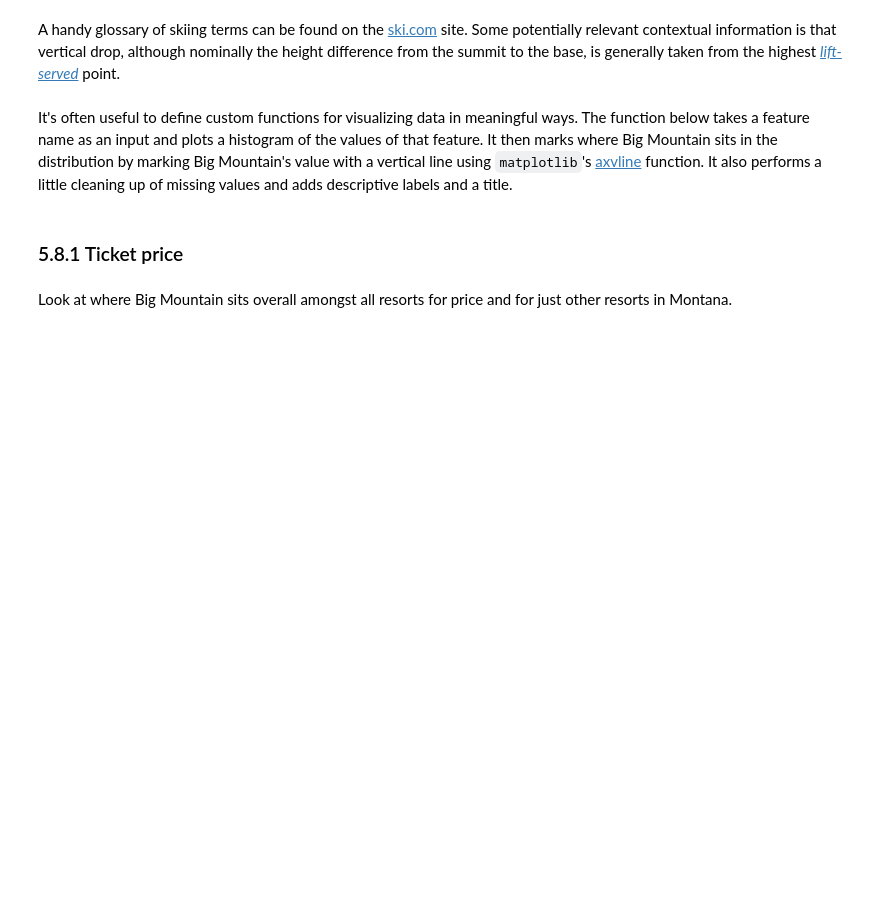
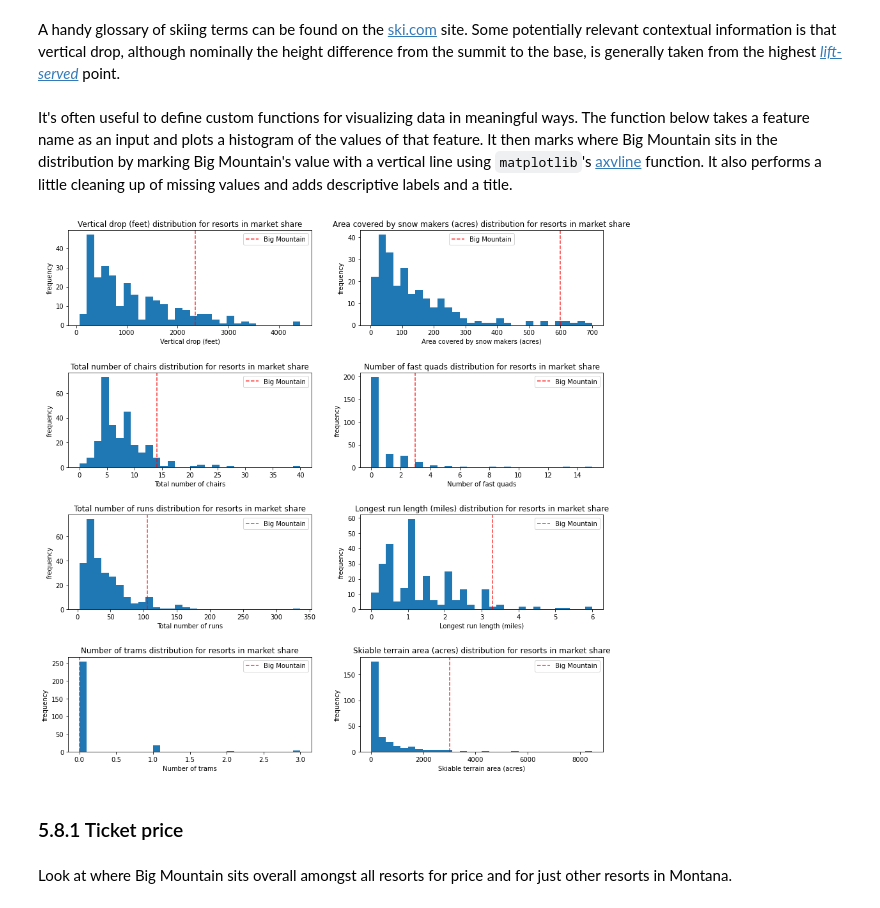
Before and after one commit to dmclark53/DataScienceGuidedCapstone, a Jupyter notebook: Notebooks/05_modeling.ipynb, the cells around one changed output. Saved outputs shown, nothing was run; the diff lists cells and outputs as text; code cells hidden in the pictures; blank space fills up the shorter version.

Commit message:
Created function multi_plot_compare() and saved plot to file

```diff
--- a/Notebooks/05_modeling.ipynb
+++ b/Notebooks/05_modeling.ipynb
@@ -190,6 +191,44 @@ def plot_compare(feat_name, description, state=None, figsize=(10, 5)):
     plt.ylabel('frequency')
     plt.title(description + ' distribution for resorts in market share')
     plt.legend()
+# %%
+def multi_plot_compare(feat_names, descriptions, state=None, figsize=(15, 15)):
+    """Graphically compare distributions of features.
+
+    Plot histogram of values for all resorts and reference line to mark
+    Big Mountain's position.
+
+    Arguments:
+    feat_names - a list of the feature column names in the data
+    descriptiosn - a list of text descriptions for each feature
+    state - select a specific state (None for all states)
+    figsize - (optional) figure size
+    """
+
+    num_rows = int(np.ceil(len(feat_names) / 2))
+    fig, ax = plt.subplots(num_rows, 2, figsize=figsize)
+    fig.subplots_adjust(wspace=0.2, hspace=0.5)
+    plot_id = 0
+    ax_flat = ax.flatten()
+    for name, description in zip(feat_names, descriptions):
+        if state is None:
+            ski_x = ski_data[name]
+        else:
+            ski_x = ski_data.loc[ski_data.state == state, name]
+        ski_x = ski_x[np.isfinite(ski_x)]
+        ax_flat[plot_id].hist(ski_x, bins=30)
+        ax_flat[plot_id].axvline(x=big_mountain[name].values, c='r', ls='--', alpha=0.8, label='Big Mountain')
+        ax_flat[plot_id].set(xlabel=description, ylabel='frequency', title=description + ' distribution for resorts in market share')
+        ax_flat[plot_id].legend()
+        plot_id += 1
+    fig.savefig('../Report/images/resort_comparisons.png')
+# %%
+feat_names = ['vertical_drop', 'Snow Making_ac', 'total_chairs', 'fastQuads', 'Runs', 'LongestRun_mi', 'trams', 'SkiableTerrain_ac']
+descriptions = ['Vertical drop (feet)', 'Area covered by snow makers (acres)', 'Total number of chairs', 'Number of fast quads',
+                'Total number of runs', 'Longest run length (miles)', 'Number of trams', 'Skiable terrain area (acres)']
+multi_plot_compare(feat_names, descriptions)
+# %% [output]
+[figure, added]
 # %% [markdown]
 ### 5.8.1 Ticket price<a id='5.8.1_Ticket_price'></a>
 # %% [markdown]
```
Also changed, not shown: parts of 11 cells of this notebook, 1 other file.
